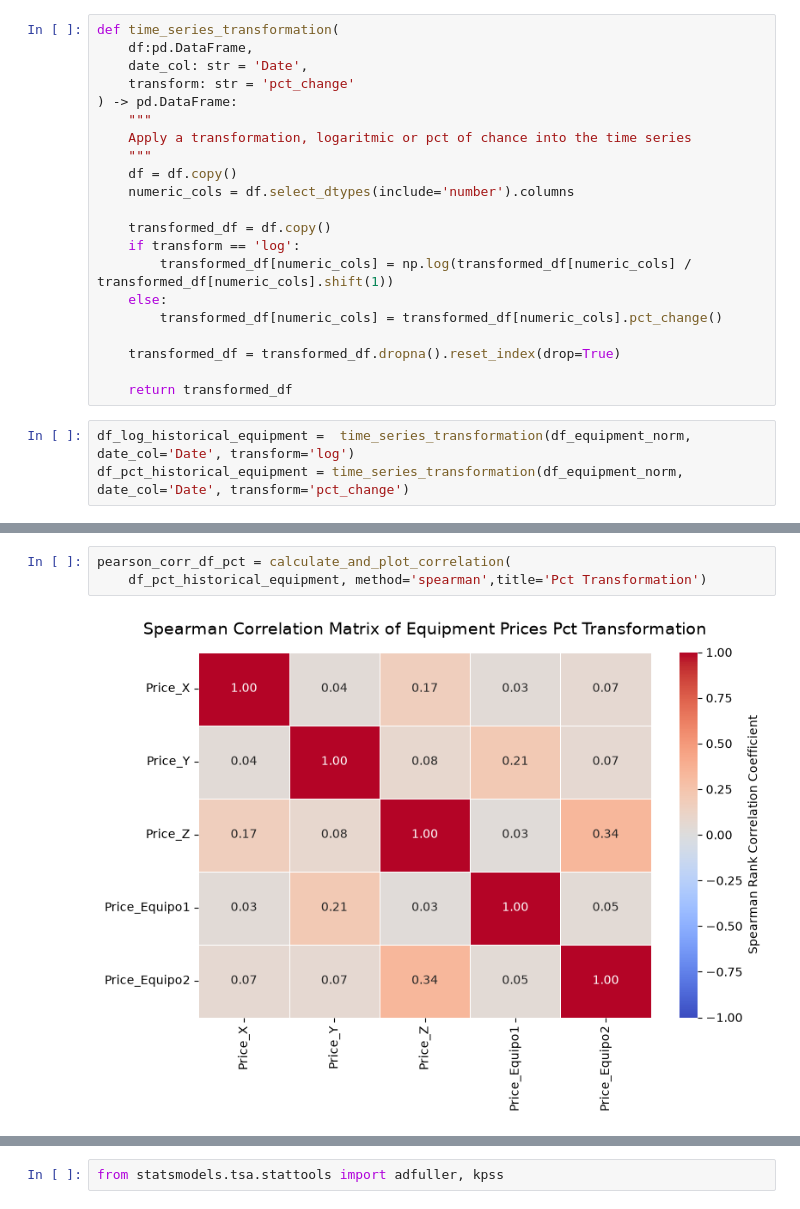
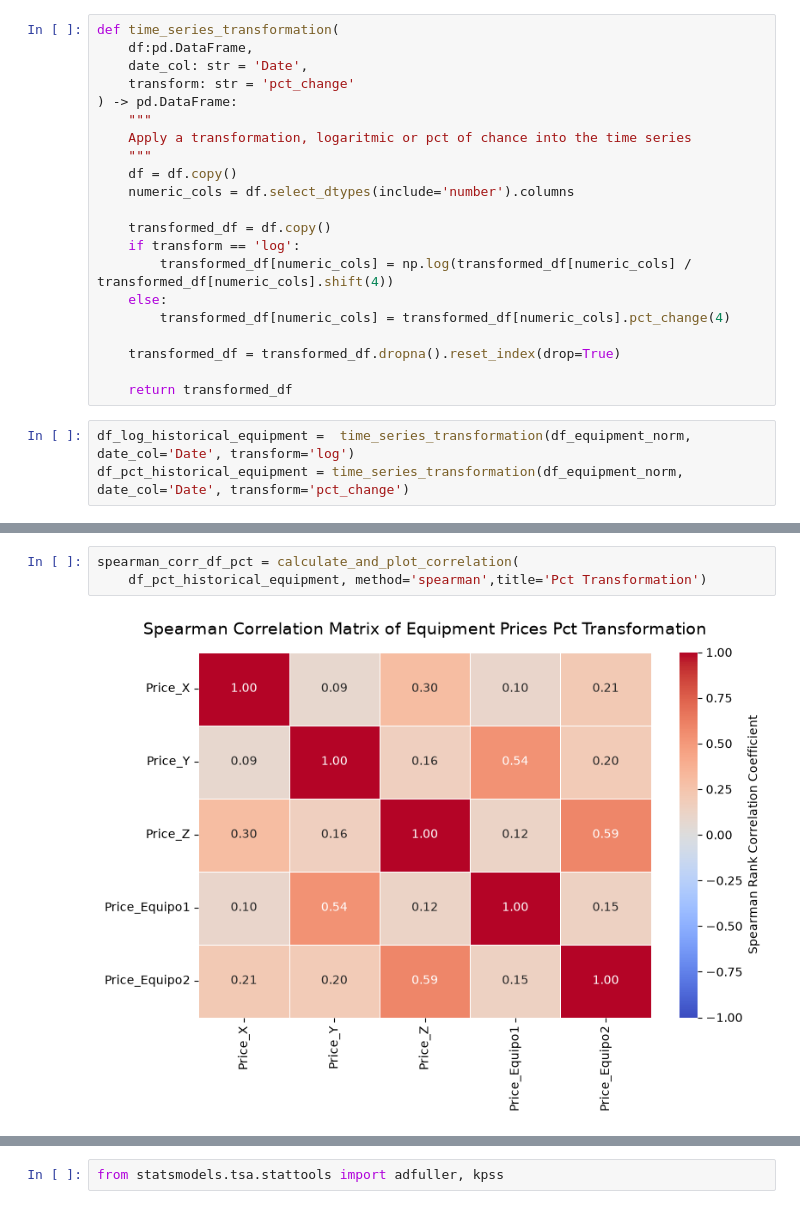
Before and after one commit to jorgesandovalpablo/construction-project, a Jupyter notebook: notebooks/01_eda_material.ipynb, the cells around one changed output, grey strips where cells are left out. Cells and saved outputs as stored; diff of their text form.

```diff
--- a/notebooks/01_eda_material.ipynb
+++ b/notebooks/01_eda_material.ipynb
@@ -423,9 +468,9 @@ def time_series_transformation(
 
     transformed_df = df.copy()
     if transform == 'log':
-        transformed_df[numeric_cols] = np.log(transformed_df[numeric_cols] / transformed_df[numeric_cols].shift(1))
+        transformed_df[numeric_cols] = np.log(transformed_df[numeric_cols] / transformed_df[numeric_cols].shift(4))
     else:
-        transformed_df[numeric_cols] = transformed_df[numeric_cols].pct_change()
+        transformed_df[numeric_cols] = transformed_df[numeric_cols].pct_change(4)
 
     transformed_df = transformed_df.dropna().reset_index(drop=True)
 
@@ -449,5 +501,5 @@ pearson_corr_df_log = calculate_and_plot_correlation(
 # %%
-pearson_corr_df_pct = calculate_and_plot_correlation(
+spearman_corr_df_pct = calculate_and_plot_correlation(
     df_pct_historical_equipment, method='spearman',title='Pct Transformation')
 # %% [output]
-[figure, old version]
+[figure, new version]
```
Also changed, not shown: parts of 22 cells of this notebook.
